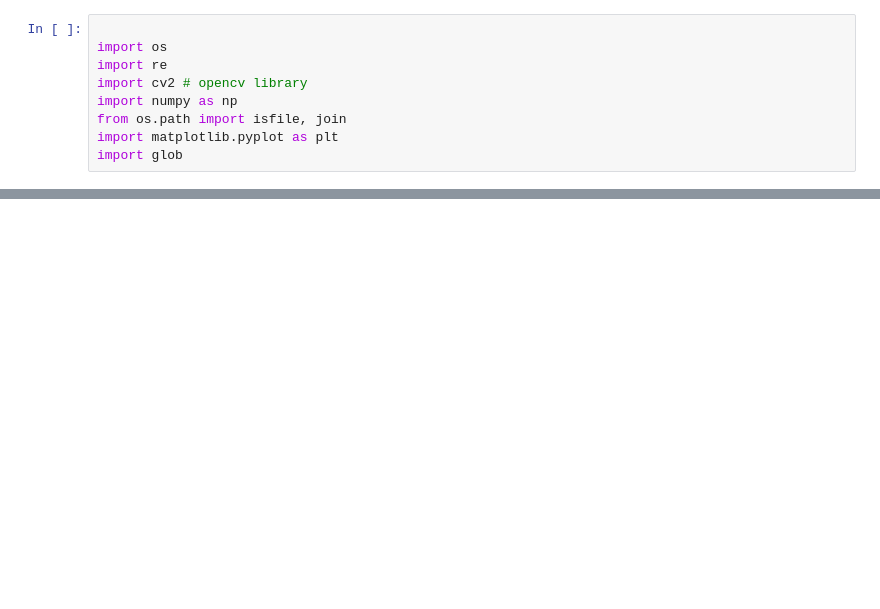
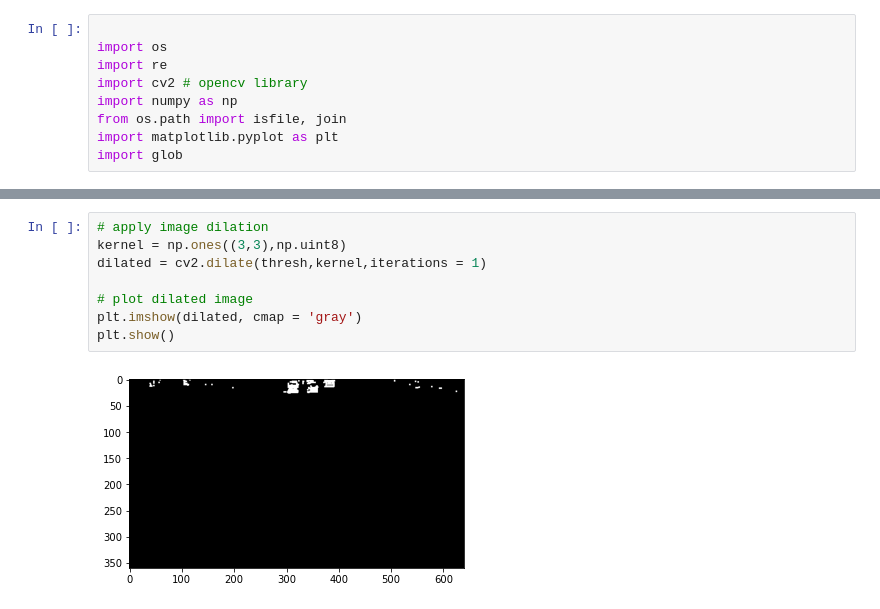
Before and after one commit to Deaconxman99/phase2-Image-proccessing, a Jupyter notebook: index.ipynb, the cells around one changed output, grey strips where cells are left out. Saved outputs shown, nothing was run; the diff lists cells and outputs as text; blank space fills up the shorter version.

```diff
--- a/index.ipynb
+++ b/index.ipynb
@@ -34,0 +65,10 @@ FileNotFoundError: [WinError 3] The system cannot find the path specified: 'fram
+# %%
+# apply image dilation
+kernel = np.ones((3,3),np.uint8)
+dilated = cv2.dilate(thresh,kernel,iterations = 1)
+
+# plot dilated image
+plt.imshow(dilated, cmap = 'gray')
+plt.show()
+# %% [output]
+[figure, added]
```
Also changed, not shown: parts of 6 cells of this notebook.
